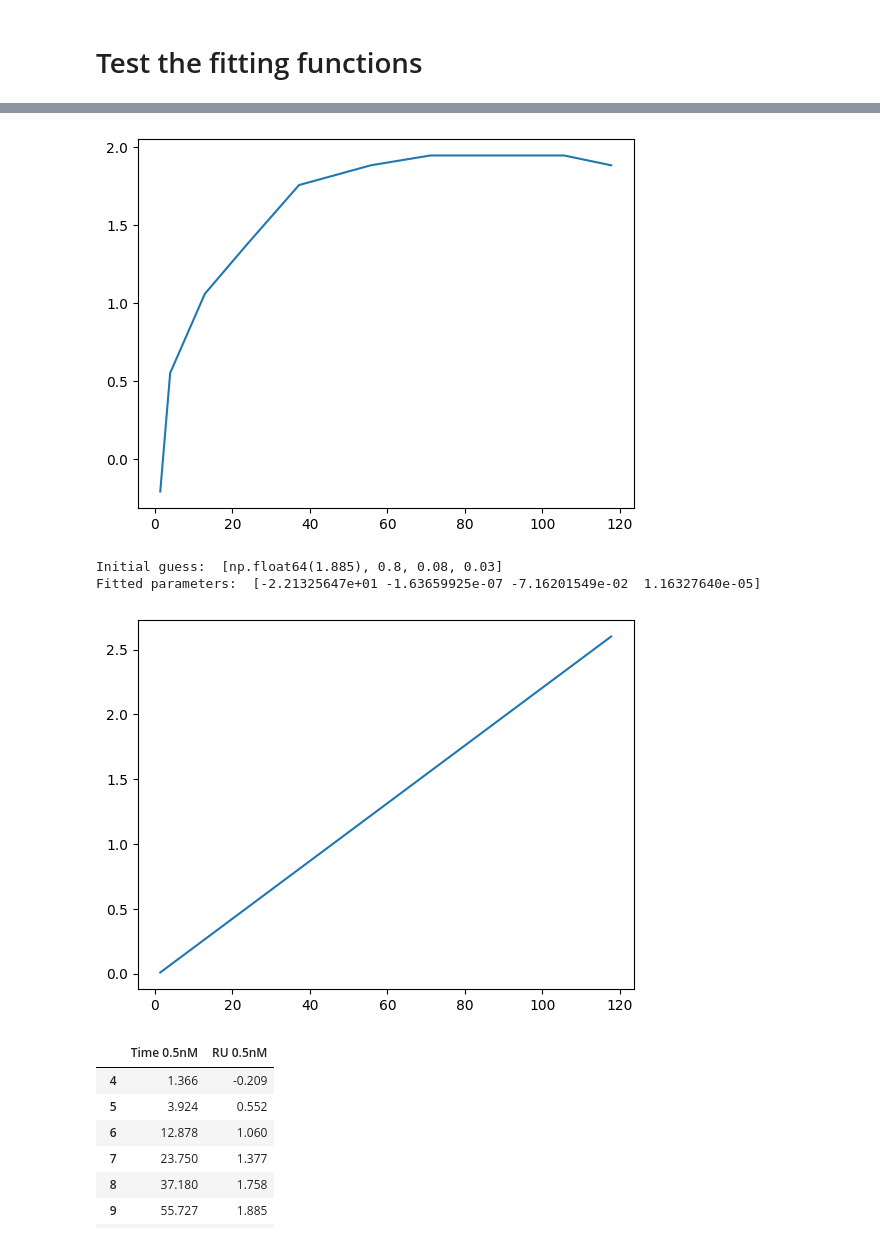
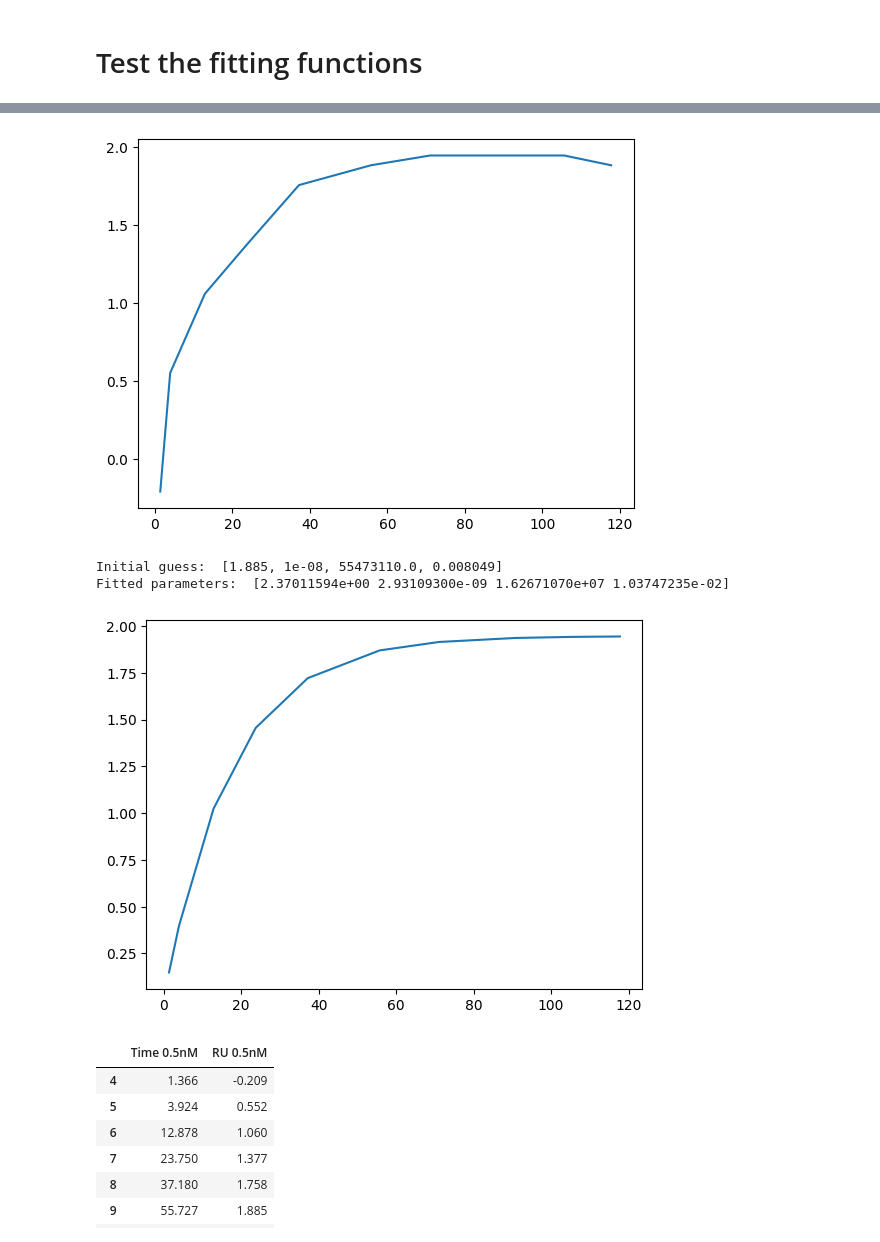
Before and after one commit to Ara101/Data_extraction_kinetic_signaling_data, a Jupyter notebook: code/python/rate_kinetics_0.ipynb, the cells around one changed output, grey strips where cells are left out. Cells and saved outputs as stored; diff of their text form; code cells hidden in the pictures.

```diff
--- a/code/python/rate_kinetics_0.ipynb
+++ b/code/python/rate_kinetics_0.ipynb
@@ -111,7 +115,7 @@ def response_to_steady_state(y_initial, y_final, t, D, kon, koff):
     return y_final * ((1 - D * np.exp(-kon * t)) + (D - 1) * np.exp(-koff * t)) + y_initial
 # %%
 # Typical association
-def typical_association(t, y_final, C, kon, koff):
+def typical_association(t, y_final, conc, kon, koff):
     """
     Function to find the kon and koff values from the data
     Assuming it is a typical association function
@@ -124,7 +128,7 @@ def typical_association(t, y_final, C, kon, koff):
         The final rate of signaling
     t : float
         The time value
-    C : float
+    conc : float
         The concentration of the substance
 
     Returns
@@ -134,6 +138,6 @@ def typical_association(t, y_final, C, kon, koff):
 
     """
     kd = koff/kon
-    return (y_final * C) / (kd + C) * (1 - 1 / np.exp(kon * C + koff) * t)
+    return ( (y_final * conc) / (koff/kon + conc) ) * (1 - np.exp( (-1*(kon * conc + koff)) * t) )
 # %%
 # Typical dissociation
@@ -295,37 +299,37 @@ plt.show()
 
 testFile105 = importCleanData("VEGFA165_NRP1_0.5-8nM_Lu2023.xlsx", "sheet1", ["Time 0.5nM", "RU 0.5nM"])
 # remove the first 4 rows
 testFile105 = testFile105.iloc[4:]
 testFile105 = testFile105.iloc[:-15]
 testFile105
 # plot the data
 plt.plot(testFile105["Time 0.5nM"], testFile105["RU 0.5nM"])
 plt.show ()
 
 # Initial guess for the parameters
 y_initial = testFile105.iloc[0, 1]
 y_final = testFile105["RU 0.5nM"].iloc[-1]  # Extract the single value
 #initial_guess = [y_initial, y_final, 6e1, 0.5, 1]
-initial_guess = [y_final, 0.8 , 0.08, 0.03]
+initial_guess = [y_final, 10*(10**(-9)) , 5.547311e+07, 0.008049]
 print("Initial guess: ", initial_guess)
 
 # data
 t_data = testFile105["Time 0.5nM"]
 response_data = testFile105["RU 0.5nM"]
 
 param_k, pcov_k = curve_fit(typical_association, t_data, response_data, p0=initial_guess)
 print("Fitted parameters: ", param_k)
 
 # plot the fitted data
 # created fitted response data
 fitted_response= typical_association(testFile105["Time 0.5nM"], *param_k)
 plt.plot(testFile105["Time 0.5nM"], fitted_response, label='Fitted Data')
 plt.show ()
 # %% [output]
 [figure]
-Initial guess:  [np.float64(1.885), 0.8, 0.08, 0.03]
-Fitted parameters:  [-2.21325647e+01 -1.63659925e-07 -7.16201549e-02  1.16327640e-05]
+Initial guess:  [1.885, 1e-08, 55473110.0, 0.008049]
+Fitted parameters:  [2.37011594e+00 2.93109300e-09 1.62671070e+07 1.03747235e-02]
-[figure, old version]
+[figure, new version]
 # %%
 testFile105
 # %% [output]
```
Also changed, not shown: parts of 13 cells of this notebook, 4 other files.
